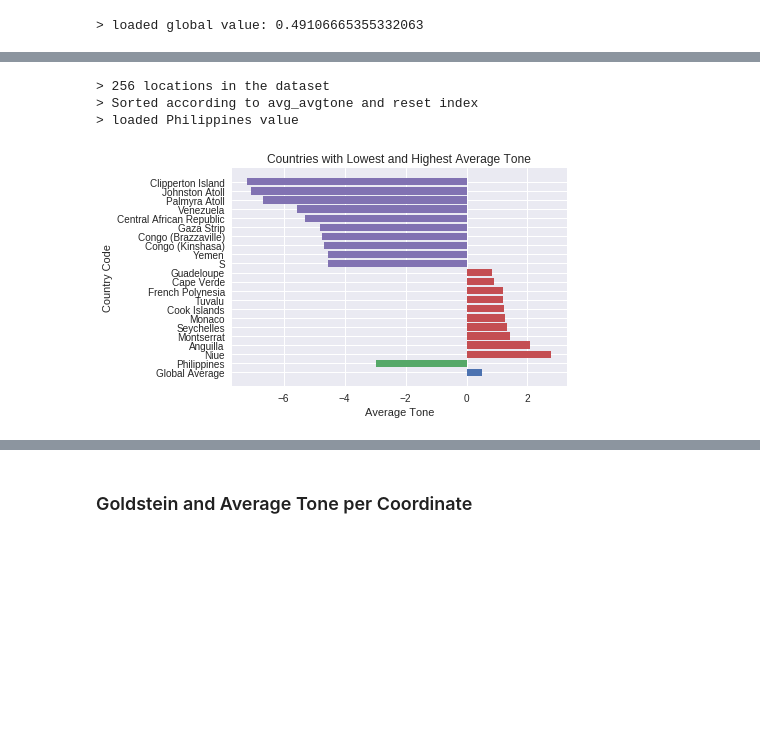
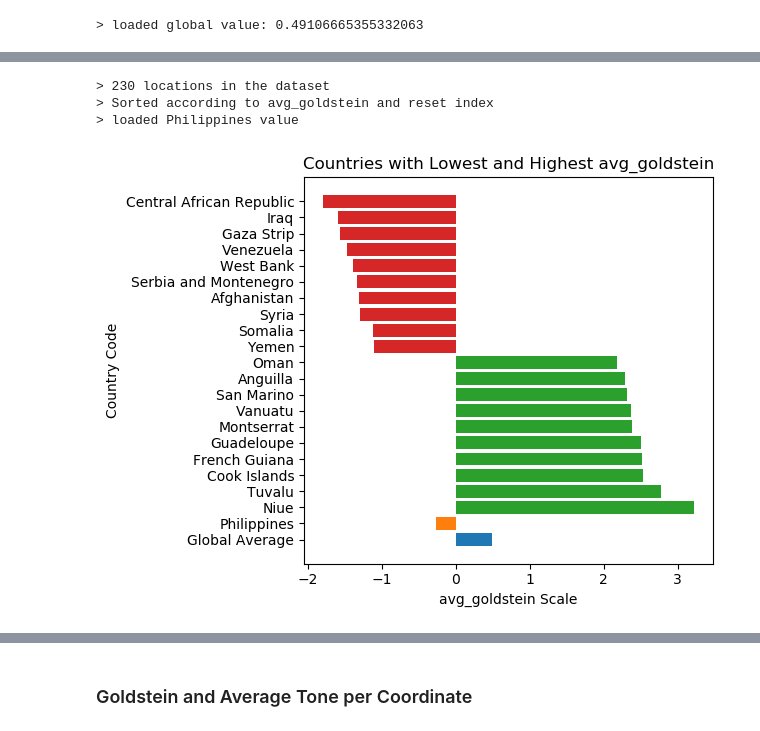
Before and after one commit to PrinceJavier/gdelt_analysis, a Jupyter notebook: GDELT_analysis.ipynb, the cells around one changed output, grey strips where cells are left out. Saved outputs shown, nothing was run; the diff lists cells and outputs as text; code cells hidden in the pictures; blank space fills up the shorter version.

```diff
--- a/GDELT_analysis.ipynb
+++ b/GDELT_analysis.ipynb
@@ -356,6 +353,15 @@ print(f"> loaded global value: {world}")
 # %%
 # load country codes dictionary
 country_codes = dict(pd.read_csv('fips.csv', index_col='Code').T)
-country_codes["DA"] = "Denmark"
-country_codes["WI"] = "Wisonsin"
-country_codes["YI"] = "Serbia and Montenegro"
+
+# These are locations not in the dictionary
+country_codes["DA"] = ["Denmark"]
+country_codes["WI"] = ["Wisonsin"]
+country_codes["YI"] = ["Serbia and Montenegro"]
+# %%
+# Only get the number of mentions above the 10th percentile
+# This will filter out the least important 10% of events
+lowest10 = df_by_country.NumMentions.quantile(0.1)
+df_by_country = df_by_country[df_by_country.NumMentions >= lowest10]
+print(
+    f"> Removed NumMentions less than {lowest10}: least important for plotting")
@@ -396,34 +403,8 @@ plt.savefig('charts/bar_goldstein.png', dpi=150)
-# %%
-# Sort the countries by avg tone
-_ = len(df_by_country)
-print(f"> {_} locations in the dataset")
-to_sort = 'avg_avgtone'
-df_sorted = df_by_country.sort_values(by=to_sort, ascending=False).reset_index(drop=False)
-print(f"> Sorted according to {to_sort} and reset index")
-
-# top 10 and bottom 10 countries
-top = df_sorted.iloc[:10, :]
-bottom = df_sorted.iloc[-10:, :]
-
-# Philippine value
-ph = df_sorted[df_sorted.Actor1Geo_CountryCode == 'RP']
-print("> loaded Philippines value")
-
-country_names_top = [country_codes[i][0] for i in top.Actor1Geo_CountryCode]
-country_names_bottom = [country_codes[i][0] for i in bottom.Actor1Geo_CountryCode]
-
-# plot top countries
-plt.barh('Global Average', world)
-plt.barh('Philippines', ph[to_sort])
-plt.barh(country_names_top, top[to_sort])
-plt.barh(country_names_bottom, bottom[to_sort])
-plt.yticks(rotation=0)
-plt.xlabel('Average Tone')
-plt.ylabel("Country Code")
-plt.title('Countries with Lowest and Highest Average Tone')
-plt.savefig('charts/bar_avgtone.png', dpi=150)
-# %% [output]
-> 256 locations in the dataset
-> Sorted according to avg_avgtone and reset index
-> loaded Philippines value
-[figure, removed]
+# %%
+# Plot avg goldstein for the whole 3 month period May June Jul 2017
+plot_barchart(df_by_country, 'avg_goldstein')
+# %% [output]
+> 230 locations in the dataset
+> Sorted according to avg_goldstein and reset index
+> loaded Philippines value
+[figure, added]
```
Also changed, not shown: parts of 8 cells of this notebook, 12 other files.
